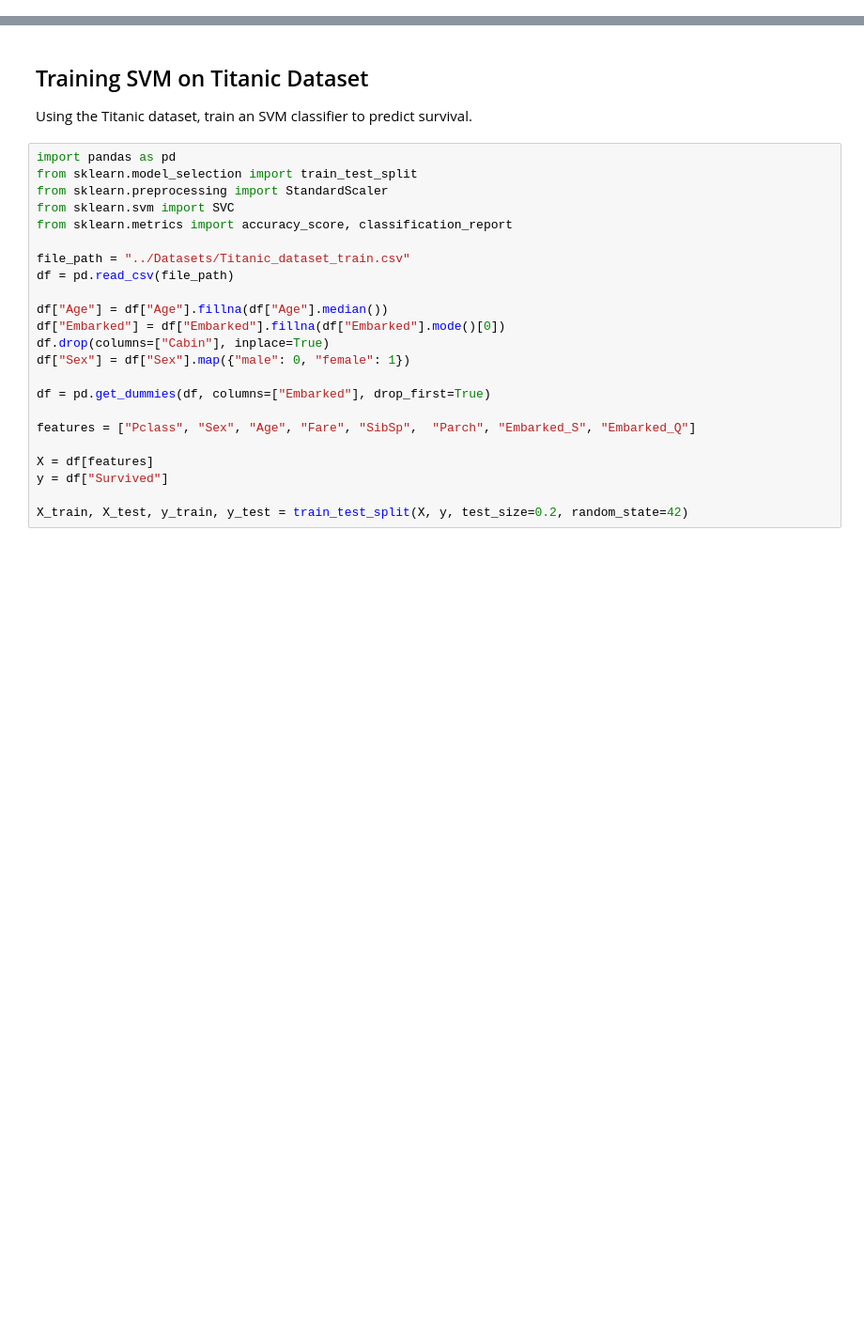
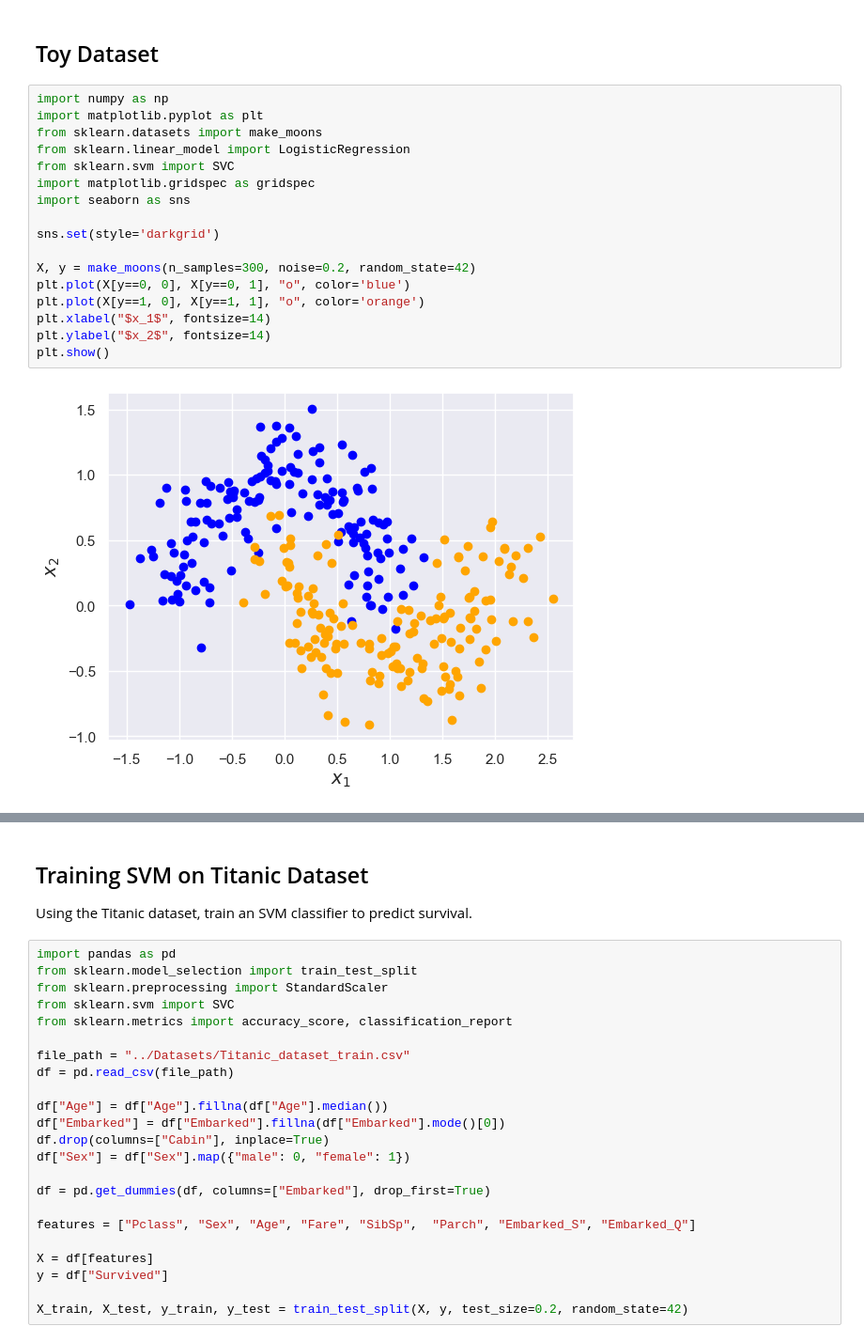
Before and after one commit to Kaveh8/ml_teaching_material, a Jupyter notebook: SVM/SVM.ipynb, the cells around one changed output, grey strips where cells are left out. Shown: that part at 94% size. Cells and saved outputs as stored; diff of their text form; blank space fills up the shorter version.

Commit message:
added make_mon toy dataset to svm

```diff
--- a/SVM/SVM.ipynb
+++ b/SVM/SVM.ipynb
@@ -27,3 +27,24 @@ If data is noisy, SVM allows some misclassifications using a soft margin, which
 
 - High C results in fewer misclassifications but may overfit.
 - Low C allows more misclassification for better generalization.
+# %% [markdown]
+## Toy Dataset
+# %%
+import numpy as np
+import matplotlib.pyplot as plt
+from sklearn.datasets import make_moons
+from sklearn.linear_model import LogisticRegression
+from sklearn.svm import SVC
+import matplotlib.gridspec as gridspec
+import seaborn as sns
+
+sns.set(style='darkgrid')
+
+X, y = make_moons(n_samples=300, noise=0.2, random_state=42)
+plt.plot(X[y==0, 0], X[y==0, 1], "o", color='blue')
+plt.plot(X[y==1, 0], X[y==1, 1], "o", color='orange')
+plt.xlabel("$x_1$", fontsize=14)
+plt.ylabel("$x_2$", fontsize=14)
+plt.show()
+# %% [output]
+[figure, added]
```
Also changed, not shown: parts of 3 cells of this notebook.
